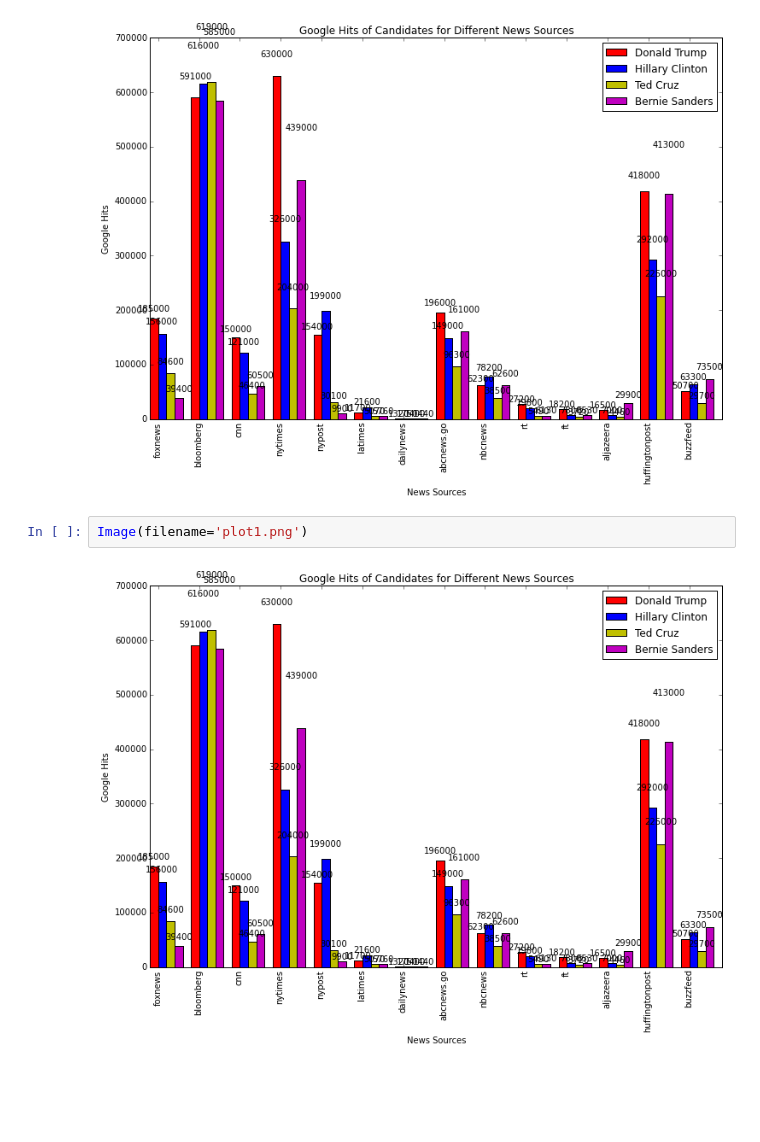
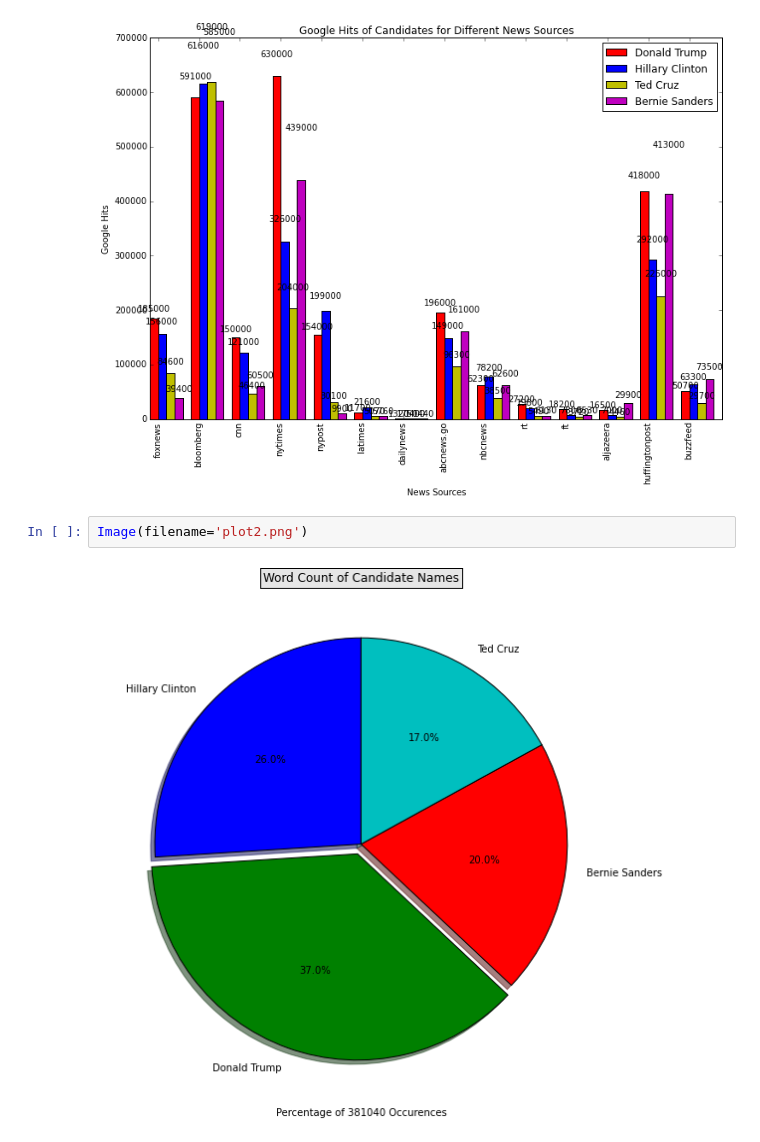
Before and after one commit to nborggren/ManufacturingConsent, a Jupyter notebook: ManufacturingConsentSummary.ipynb, the cells around one changed output. Drawn from its saved outputs; the diff is of its cells as text; blank space fills up the shorter version.

Commit message:
second plot

```diff
--- a/ManufacturingConsentSummary.ipynb
+++ b/ManufacturingConsentSummary.ipynb
@@ -16,6 +16,6 @@ Image(filename='plot1.png')
 # %% [output]
 [figure]
 # %%
-Image(filename='plot1.png')
+Image(filename='plot2.png')
 # %% [output]
-[figure, old version]
+[figure, new version]
```
Also changed, not shown: parts of 3 cells of this notebook, 3 other files.
